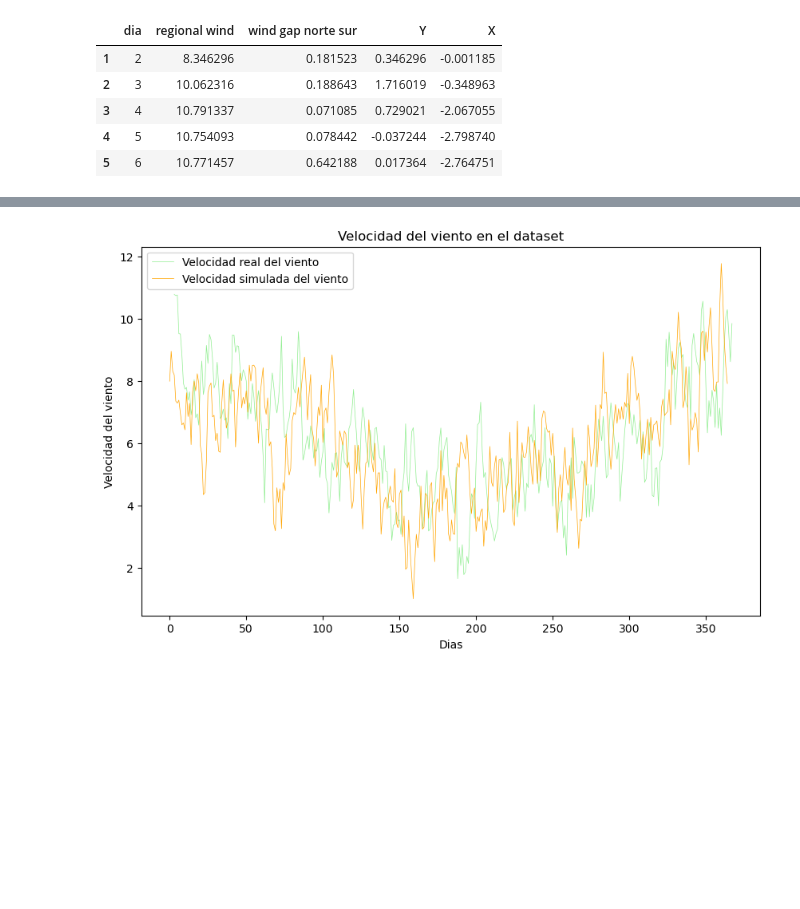
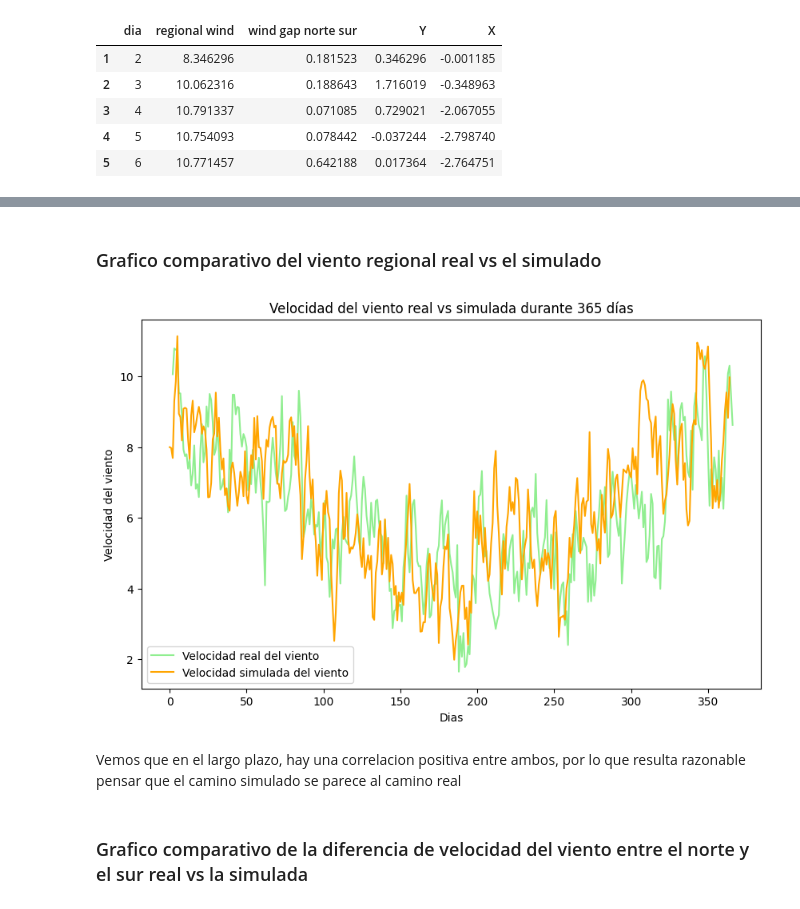
Before and after one commit to MarianoSanson/tp-viento, a Jupyter notebook: viento.ipynb, the cells around one changed output, grey strips where cells are left out. Saved outputs shown, nothing was run; the diff lists cells and outputs as text; code cells hidden in the pictures; blank space fills up the shorter version.

```diff
--- a/viento.ipynb
+++ b/viento.ipynb
@@ -199,23 +199,23 @@ gamma: 10.093298305351071
 # %%
-def generar_viento_regional(kappa, sigma, delta, T):
-    camino = np.zeros(T)
-    camino[0] = theta_function(0) #Valor inicial
+def generar_viento_regional(kappa, sigma, T):
+    camino_viento = np.zeros(T)
+    camino_viento[0] = datos['regional wind'].iloc[0] #PREGUNTAR ESTO
 
     for i in range(1, T):
         Z = np.random.normal(0, 1)
-        camino[i] = camino[i-1] + kappa * (theta_function(i) - camino[i-1]) * delta + sigma * np.sqrt(delta) * Z
+        camino_viento[i] = camino_viento[i-1] + kappa * (theta_function(i) - camino_viento[i-1]) * 1/T + sigma * np.sqrt(1/T) * Z
 
-    return camino
+    return camino_viento
 
-def generar_gap_norte_sur(beta, gamma, delta, T):
-    camino = np.zeros(T)
-    camino[0] = 0 #Valor inicial
+def generar_gap_norte_sur(beta, gamma, T):
+    camino_gap = np.zeros(T)
+    camino_gap[0] = datos['wind gap norte sur'].iloc[0] #PREGUNTAR ESTO
 
     for i in range(1, T):
         W = np.random.normal(0, 1)
-        camino[i] = camino[i-1] - beta * delta * camino[i-1] + gamma * np.sqrt(delta) * W
+        camino_gap[i] = camino_gap[i-1] - beta * 1/T * camino_gap[i-1] + gamma * np.sqrt(1/T) * W
 
-    return camino
+    return camino_gap
 # %%
 import matplotlib.pyplot as plt
 
@@ -232,23 +252,29 @@ simulacion_sur = simular_viento - simular_gap/2
+# %% [markdown]
+### Grafico comparativo del viento regional real vs el simulado
 # %%
 import matplotlib.pyplot as plt
 
 # Graficar la velocidad del viento
 plt.figure(figsize=(10, 6))
-plt.plot(datos['regional wind'][:T], color='lightgreen', label='Velocidad real del viento', linewidth=0.5)
-plt.plot(simular_viento, color='orange', label='Velocidad simulada del viento', linewidth=0.5)
+plt.plot(datos['regional wind'][:T], color='lightgreen', label='Velocidad real del viento')
+plt.plot(simular_viento, color='orange', label='Velocidad simulada del viento')
 
 # Añadir etiquetas y título
 plt.xlabel('Dias')
 plt.ylabel('Velocidad del viento')
-plt.title('Velocidad del viento en el dataset')
+plt.title('Velocidad del viento real vs simulada durante 365 días')
 
 # Añadir leyenda
 plt.legend()
 
 # Mostrar el gráfico
 plt.show()
 # %% [output]
-[figure, old version]
+[figure, new version]
+# %% [markdown]
+Vemos que en el largo plazo, hay una correlacion positiva entre ambos, por lo que resulta razonable pensar que el camino simulado se parece al camino real
+# %% [markdown]
+### Grafico comparativo de la diferencia de velocidad del viento entre el norte y el sur real vs la simulada
 # %%
 # Graficar las simulaciones
 plt.figure(figsize=(12, 6))
```
Also changed, not shown: parts of 38 cells of this notebook.
